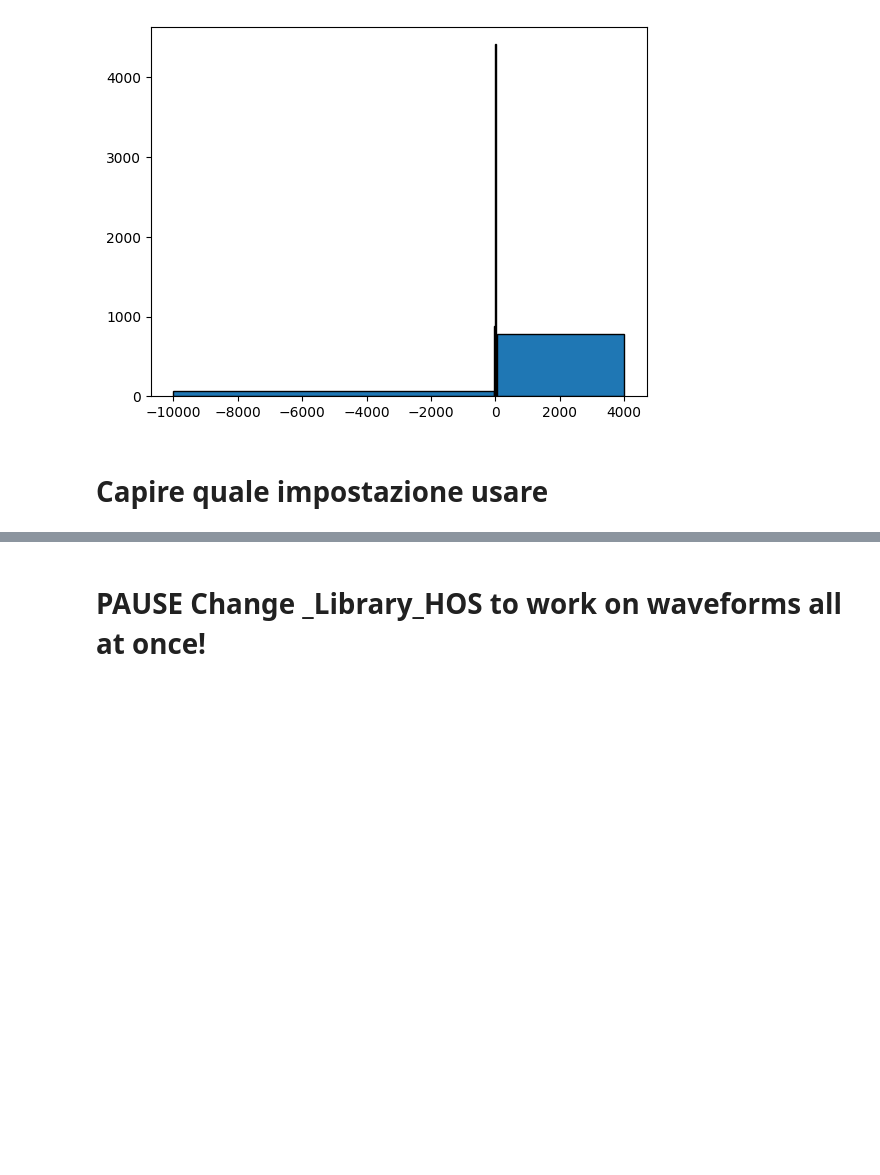
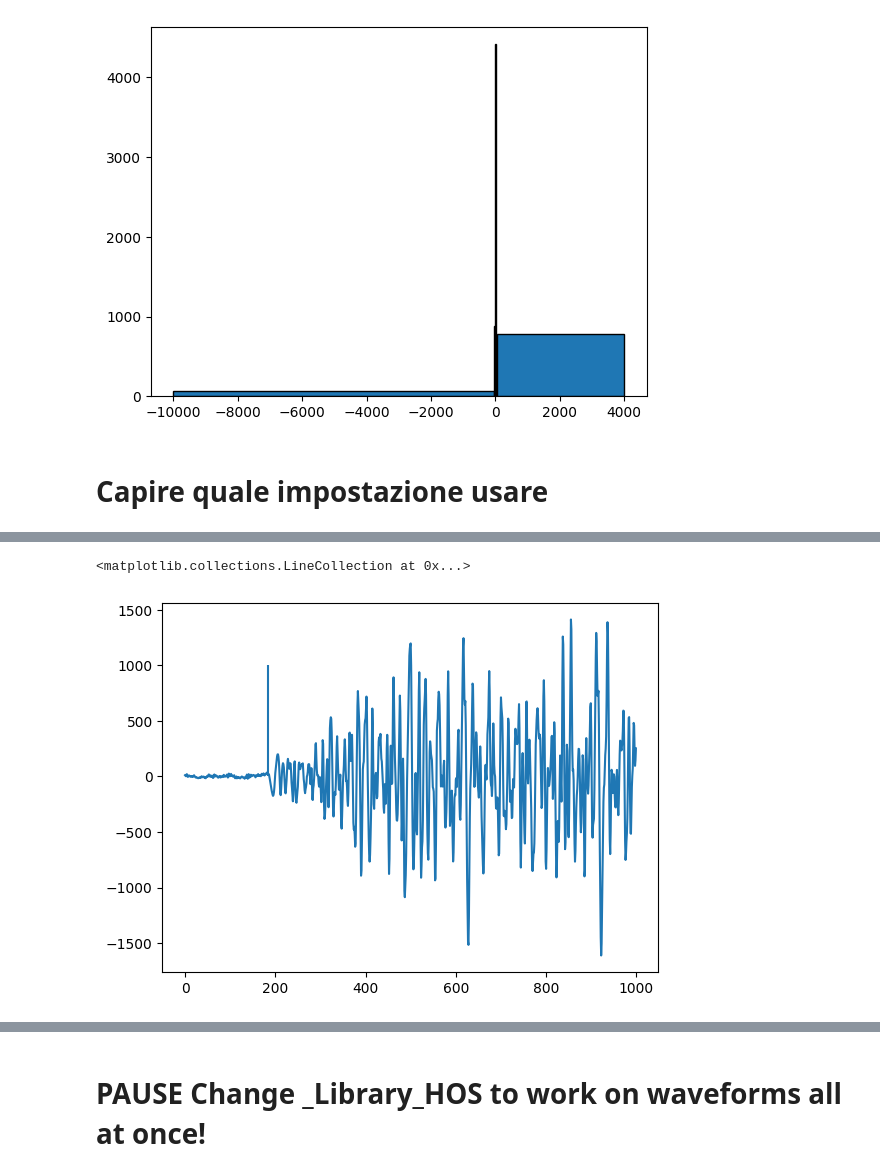
Before and after one commit to Nemenick/primoprogetto, a Jupyter notebook: Codici/_DETECT_HOS.ipynb, the cells around one changed output, grey strips where cells are left out. Drawn from its saved outputs; the diff is of its cells as text; code cells hidden in the pictures; blank space fills up the shorter version.

```diff
--- a/Codici/_DETECT_HOS.ipynb
+++ b/Codici/_DETECT_HOS.ipynb
@@ -135,0 +162,8 @@ fig.savefig("/home/silvia/Desktop/Immagini/_HOS_Pollino_err_LE_5")
+# %%
+import _Library_HOS
+sig = _Library_HOS.freq_filter(D.sismogramma[1],100,1.5,type_filter="highpass")
+plt.plot(sig[2000:3000])
+plt.vlines(183,0,1000)
+# %% [output]
+<matplotlib.collections.LineCollection at 0x...>
+[figure, added]
```
Also changed, not shown: parts of 15 cells of this notebook, 4 other files.
